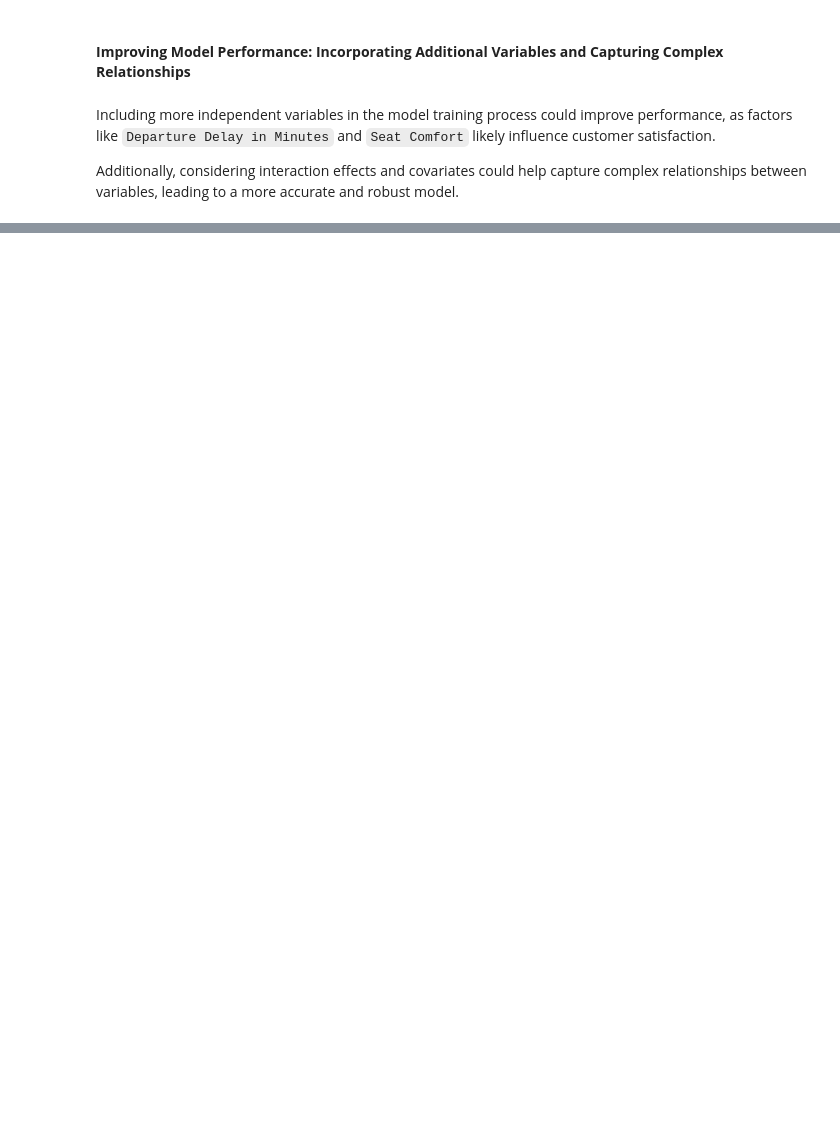
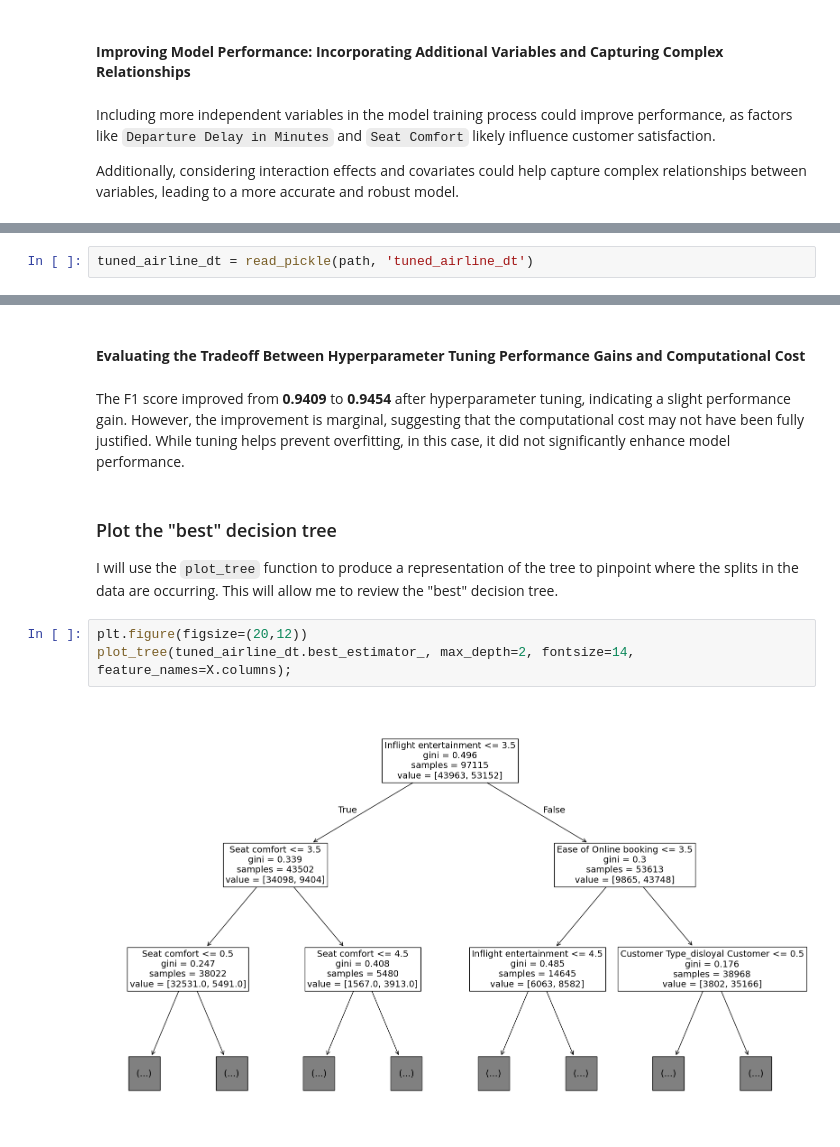
Before and after one commit to Cyberoctane29/Invistico-Airlines-Customer-Satisfaction-Prediction-End-to-End-Analysis-and-Modeling, a Jupyter notebook: Invistico_Airlines_Customer_Satisfaction_Prediction_End_to_End_Analysis_and_Modeling.ipynb, the cells around one changed output, grey strips where cells are left out. Saved outputs shown, nothing was run; the diff lists cells and outputs as text; blank space fills up the shorter version.

```diff
--- a/Invistico_Airlines_Customer_Satisfaction_Prediction_End_to_End_Analysis_and_Modeling.ipynb
+++ b/Invistico_Airlines_Customer_Satisfaction_Prediction_End_to_End_Analysis_and_Modeling.ipynb
@@ -604,0 +992,2 @@ I would recommend sharing key insights derived from the model's performance and
+# %%
+tuned_airline_dt = read_pickle(path, 'tuned_airline_dt')
@@ -604,0 +1077,13 @@ I would recommend sharing key insights derived from the model's performance and
+# %% [markdown]
+#### **Evaluating the Tradeoff Between Hyperparameter Tuning Performance Gains and Computational Cost**
+# %% [markdown]
+The F1 score improved from **0.9409** to **0.9454** after hyperparameter tuning, indicating a slight performance gain. However, the improvement is marginal, suggesting that the computational cost may not have been fully justified. While tuning helps prevent overfitting, in this case, it did not significantly enhance model performance.
+# %% [markdown]
+### Plot the "best" decision tree
+
+I will use the `plot_tree` function to produce a representation of the tree to pinpoint where the splits in the data are occurring. This will allow me to review the "best" decision tree.
+# %%
+plt.figure(figsize=(20,12))
+plot_tree(tuned_airline_dt.best_estimator_, max_depth=2, fontsize=14, feature_names=X.columns);
+# %% [output]
+[figure, added]
```
Also changed, not shown: parts of 183 cells of this notebook, 6 other files.
